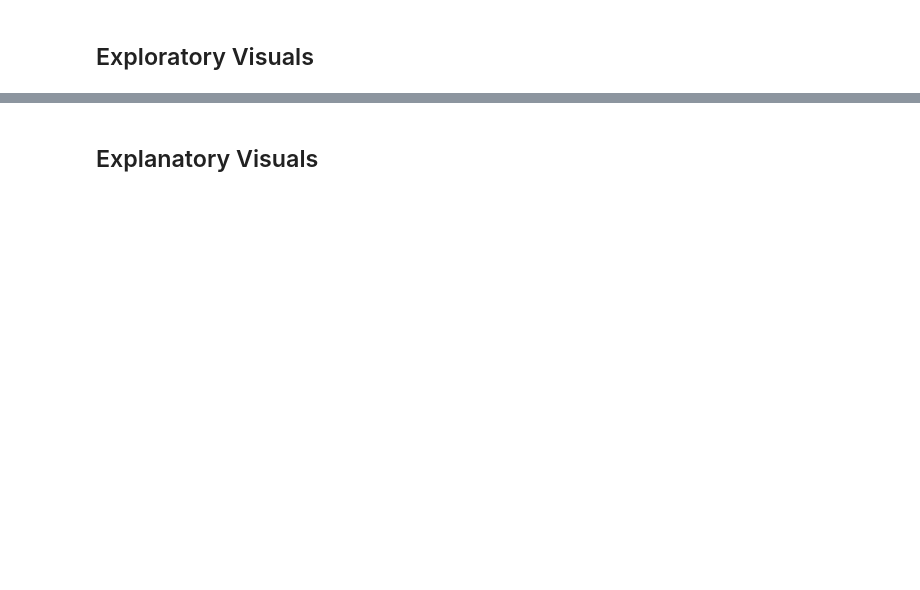
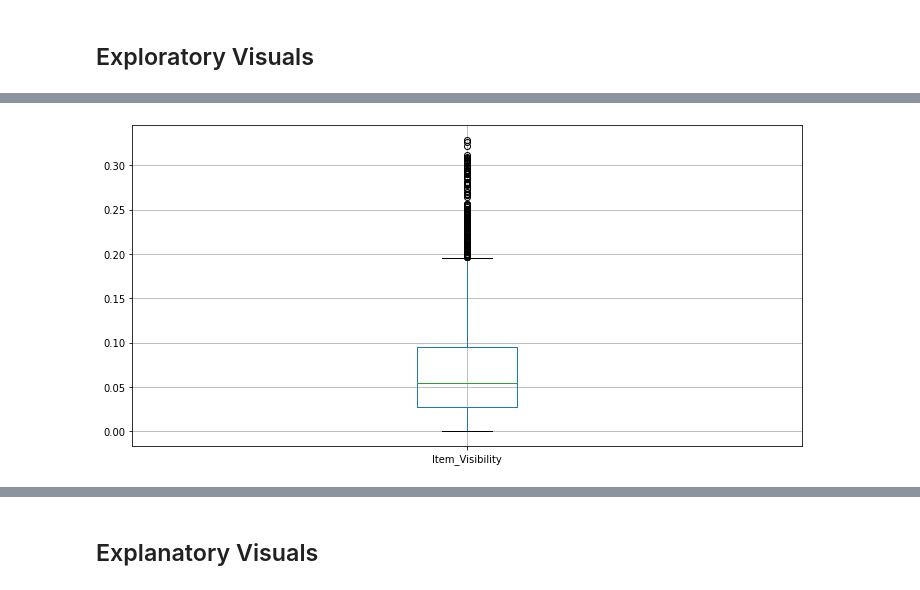
Before and after one commit to Romagolf/Portfolio-Project, a Jupyter notebook: Sales_Predictions_Notebook.ipynb, the cells around one changed output, grey strips where cells are left out. Cells and saved outputs as stored; diff of their text form; code cells hidden in the pictures; blank space fills up the shorter version.

```diff
--- a/Sales_Predictions_Notebook.ipynb
+++ b/Sales_Predictions_Notebook.ipynb
@@ -124,0 +181,5 @@ Outlet_Establishment_Year    0
+# %%
+ax = sales_predictions_df.boxplot(figsize=(10,5), column = 'Item_Visibility')
+plt.tight_layout();
+# %% [output]
+[figure, added]
```
Also changed, not shown: parts of 23 cells of this notebook.
